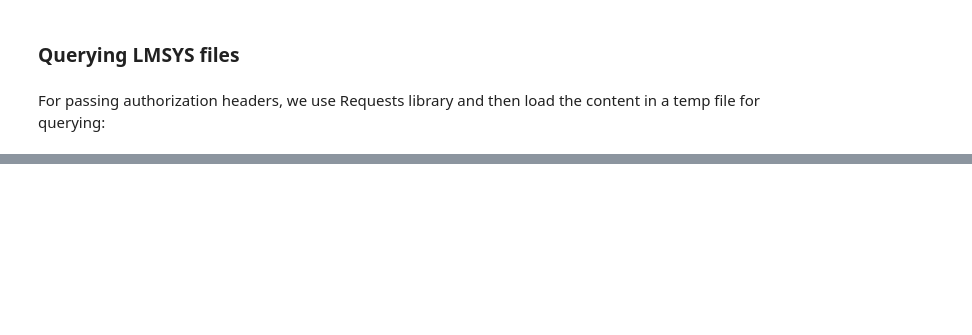
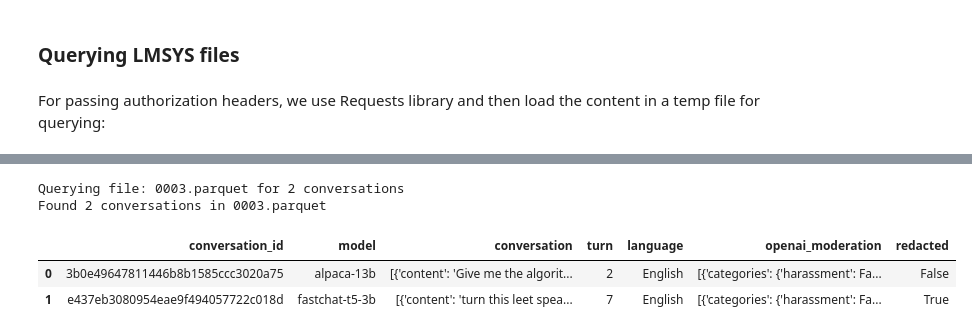
Before and after one commit to reddgr/chatbot-arena-wrapper, a Jupyter notebook: exploring-parquet-files-with-duckdb.ipynb, the cells around one changed output, grey strips where cells are left out. Cells and saved outputs as stored; diff of their text form; code cells hidden in the pictures; blank space fills up the shorter version.

```diff
--- a/exploring-parquet-files-with-duckdb.ipynb
+++ b/exploring-parquet-files-with-duckdb.ipynb
@@ -260,0 +345,60 @@ Found 10 result(s) in 0003.parquet
+# %%
+from collections import defaultdict
+def extract_conversations_using_index(index_file, parquet_urls, conversation_ids, headers):
+    # Load the conversation index
+    with open(index_file, "r", encoding="utf-8") as f:
+        index = json.load(f)
+
+    # Create a lookup table for file names -> URLs
+    file_url_map = {url.split("/")[-1]: url for url in parquet_urls}
+
+    # Group conversation IDs by file
+    file_to_conversations = defaultdict(list)
+    for convid in conversation_ids:
+        if convid in index:
+            file_to_conversations[index[convid]].append(convid)
+
+    result_df = pd.DataFrame()
+
+    for file_name, conv_ids in file_to_conversations.items():
+        if file_name not in file_url_map:
+            print(f"File {file_name} not found in URL list, skipping.")
+            continue
+
+        file_url = file_url_map[file_name]
+        print(f"Querying file: {file_name} for {len(conv_ids)} conversations")
+
+        try:
+            # Download the file only once
+            r = requests.get(file_url, headers=headers)
+            with tempfile.NamedTemporaryFile(suffix=".parquet", delete=False) as tmp:
+                tmp.write(r.content)
+                tmp_path = tmp.name
+
+            # Construct a single query for all requested conversations
+            conv_id_list = "', '".join(conv_ids)
+            query_str = f"""
+                SELECT * FROM read_parquet('{tmp_path}')
+                WHERE conversation_id IN ('{conv_id_list}')
+            """
+            df = duckdb.query(query_str).df()
+
+            if not df.empty:
+                print(f"Found {len(df)} conversations in {file_name}")
+                result_df = pd.concat([result_df, df], ignore_index=True)
+
+        except Exception as e:
+            print(f"Error processing {file_name}: {e}")
+
+    return result_df
+
+conversation_ids = ["e437eb3080954eae9f494057722c018d", "3b0e49647811446b8b1585ccc3020a75"]
+auth_header = {"Authorization": f"Bearer {hf_token}"}
+df = extract_conversations_using_index("json/conversation_index.json", parquet_urls, conversation_ids, auth_header)
+display(df)
+# %% [output]
+Querying file: 0003.parquet for 2 conversations
+Found 2 conversations in 0003.parquet
+|  | conversation_id | model | conversation | turn | language | openai_moderation | redacted |
+| 0 | 3b0e49647811446b8b1585ccc3020a75 | alpaca-13b | [{'content': 'Give me the algorit... | 2 | English | [{'categories': {'harassment': Fa... | False |
+| 1 | e437eb3080954eae9f494057722c018d | fastchat-t5-3b | [{'content': 'turn this leet spea... | 7 | English | [{'categories': {'harassment': Fa... | True |
```
Also changed, not shown: parts of 14 cells of this notebook, 1 other file.
